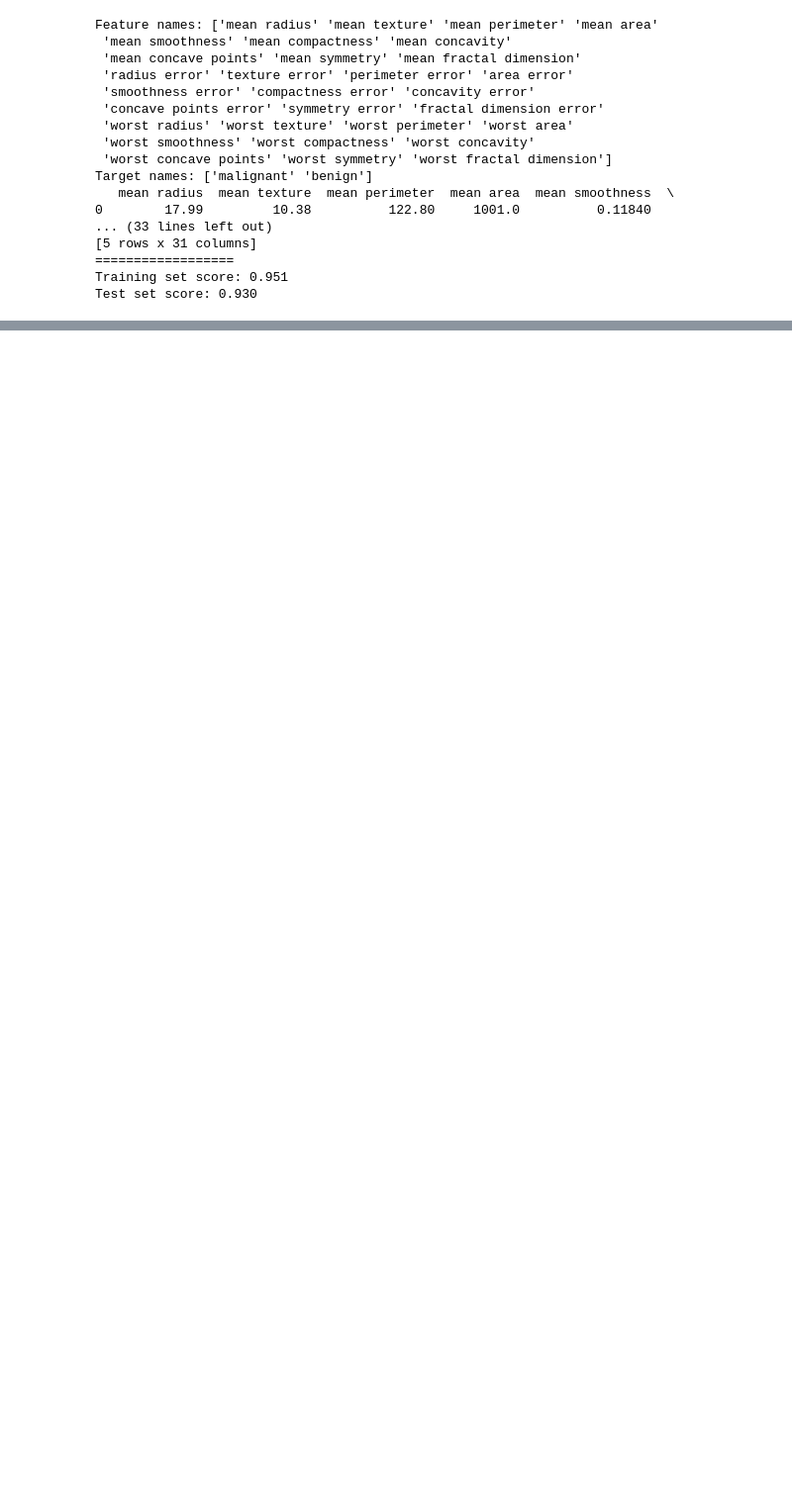
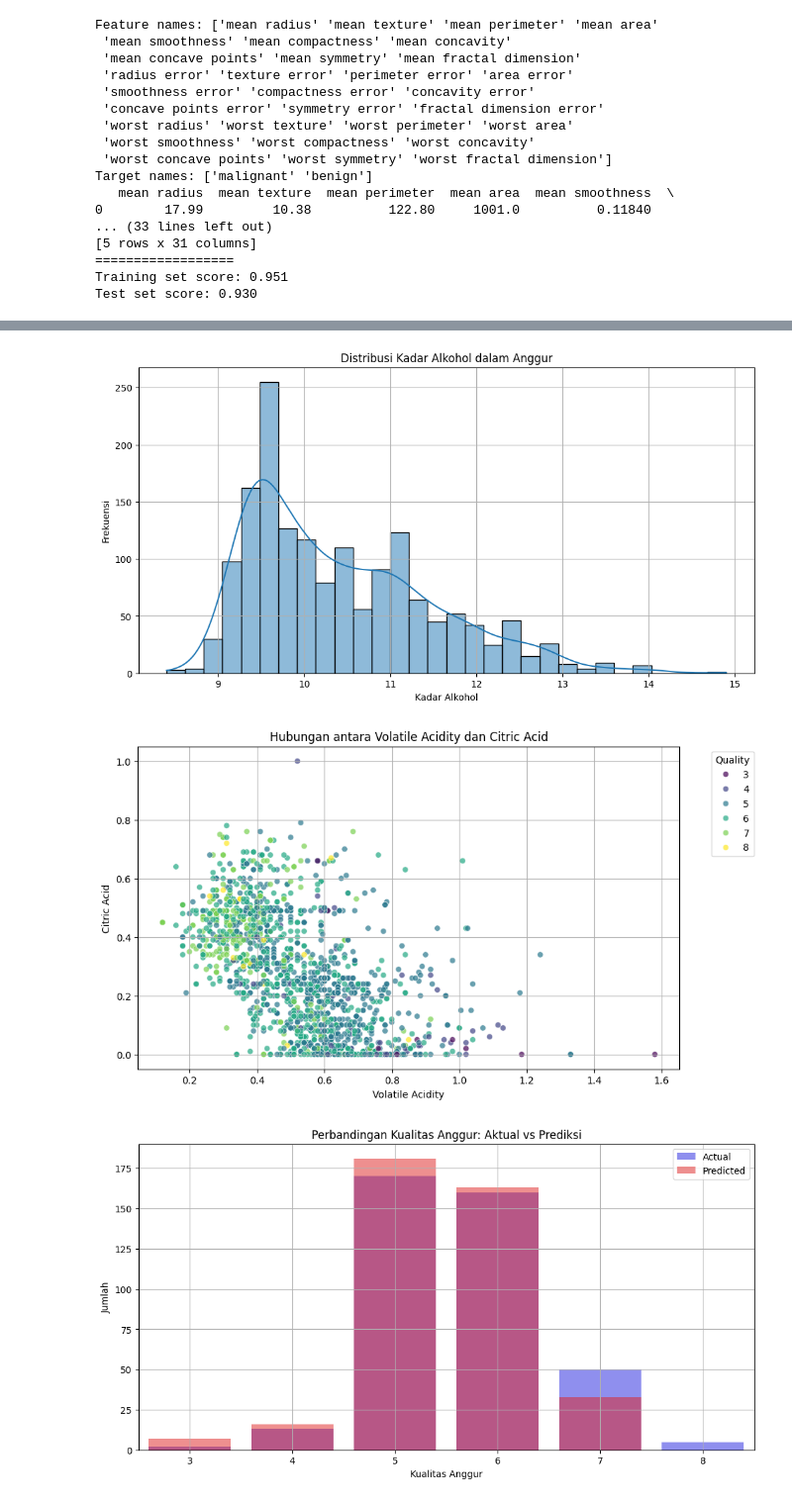
Before and after one commit to ihyaulumuddin044/machineLearning, a Jupyter notebook: K_Nierest_Neighbor.ipynb, the cells around one changed output, grey strips where cells are left out. Shown at 99% size. Cells and saved outputs as stored; diff of their text form; code cells hidden in the pictures; blank space fills up the shorter version.

Commit message:
mencoba membuat prediksi kuallitas anggur

```diff
--- a/K_Nierest_Neighbor.ipynb
+++ b/K_Nierest_Neighbor.ipynb
@@ -50,0 +60,40 @@ Test set score: 0.930
+# %%
+#  Visualisasi 1: Distribusi Fitur
+plt.figure(figsize=(12, 6))
+sns.histplot(wine['alcohol'], bins=30, kde=True)
+plt.title('Distribusi Kadar Alkohol dalam Anggur')
+plt.xlabel('Kadar Alkohol')
+plt.ylabel('Frekuensi')
+plt.grid()
+plt.show()
+
+# Visualisasi 2: Scatter Plot antara dua fitur
+plt.figure(figsize=(10, 6))
+sns.scatterplot(x='volatile acidity', y='citric acid', hue='quality', data=wine, palette='viridis', alpha=0.7)
+plt.title('Hubungan antara Volatile Acidity dan Citric Acid')
+plt.xlabel('Volatile Acidity')
+plt.ylabel('Citric Acid')
+plt.legend(title='Quality', bbox_to_anchor=(1.05, 1), loc='upper left')
+plt.grid()
+plt.show()
+
+# Visualisasi 3: Hasil Prediksi Model
+y_pred = knn.predict(X_test)
+
+# Membuat DataFrame untuk membandingkan hasil prediksi dengan label asli
+results_df = pd.DataFrame({'Actual': y_test, 'Predicted': y_pred})
+
+# Visualisasi perbandingan prediksi
+plt.figure(figsize=(12, 6))
+sns.countplot(x='Actual', data=results_df, alpha=0.5, color='blue', label='Actual')
+sns.countplot(x='Predicted', data=results_df, alpha=0.5, color='red', label='Predicted')
+plt.title('Perbandingan Kualitas Anggur: Aktual vs Prediksi')
+plt.xlabel('Kualitas Anggur')
+plt.ylabel('Jumlah')
+plt.legend()
+plt.grid()
+plt.show()
+# %% [output]
+[figure, added]
+[figure, added]
+[figure, added]
```
Also changed, not shown: parts of 4 cells of this notebook.
